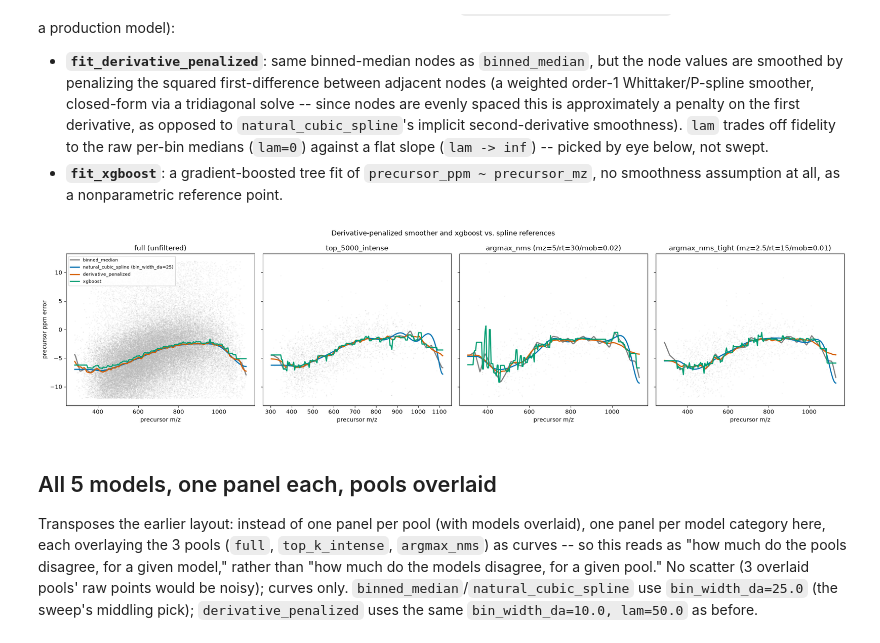
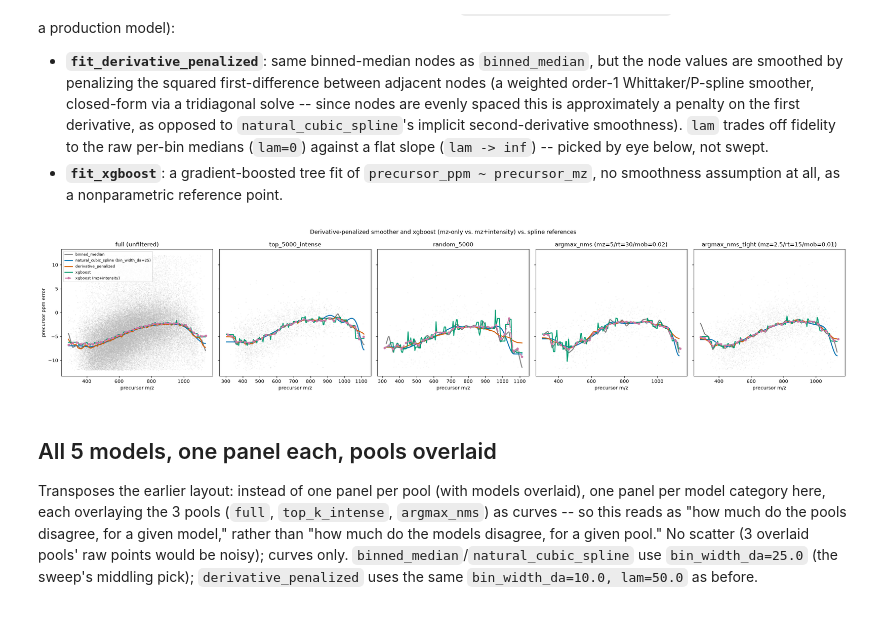
Before and after one commit to MatteoLacki/searchops, a Jupyter notebook: __dev/recalibration_model_comparison.ipynb, the cells around one changed output. Saved outputs shown, nothing was run; the diff lists cells and outputs as text; code cells hidden in the pictures.

```diff
--- a/__dev/recalibration_model_comparison.ipynb
+++ b/__dev/recalibration_model_comparison.ipynb
@@ -83,11 +84,12 @@ def find_combo(combos: dict[str, dict[str, str]], suffix: str) -> dict[str, str]
 # short_test.toml is the true unfiltered population; top_k_intense/argmax_nms are drawn
 # from quick_test_10k_recal_grid's 10,000-capped pool.
 baseline = nf_outputs("jobs/short_test.toml")["short_test"]
-grid = nf_outputs("jobs/quick_test_10k_recal_grid.toml")
+grid = nf_outputs("jobs/full_recal_grid.toml")
 
 paths = {
     "full": REPO_ROOT / baseline["sage_results_tsv"],
     "top_k_intense": REPO_ROOT / find_combo(grid, "top_k_intense")["filtered_sage_results_tsv"],
+    "random_5000": REPO_ROOT / find_combo(grid, "random_5000")["filtered_sage_results_tsv"],
     "argmax_nms": REPO_ROOT / find_combo(grid, "argmax_nms")["filtered_sage_results_tsv"],
     "argmax_nms_tight": REPO_ROOT / find_combo(grid, "argmax_nms_tight")["filtered_sage_results_tsv"],
 }
@@ -222,0 +242,23 @@ plt.show()
+# %%
+short_test_outputs = nf_outputs("jobs/short_test.toml")["short_test"]
+
+INTENSITY_SOURCES = {
+    "full": REPO_ROOT / short_test_outputs["search_precursors"],
+    "top_k_intense": REPO_ROOT / find_combo(grid, "top_k_intense")["recalibration_precursors"],
+    "random_5000": REPO_ROOT / find_combo(grid, "random_5000")["recalibration_precursors"],
+    "argmax_nms": REPO_ROOT / find_combo(grid, "argmax_nms")["recalibration_precursors"],
+    "argmax_nms_tight": REPO_ROOT / find_combo(grid, "argmax_nms_tight")["recalibration_precursors"],
+}
+
+for panel, precursors_path in INTENSITY_SOURCES.items():
+    precursors = mmappet.open_dataset(precursors_path)[["precursor_idx", "intensity"]]
+    df = dfs[panel]
+    if "precursor_idx" not in df.columns:
+        df = df.assign(
+            precursor_idx=df["scannr"].str.extract(r"precursor_idx=(\d+)")[0].astype(np.int64)
+        )
+    df = df.merge(precursors.rename(columns={"intensity": "ms1_intensity"}), on="precursor_idx", how="left")
+    assert df["ms1_intensity"].notna().all(), f"every {panel} PSM must trace back to a submitted precursor"
+    dfs[panel] = df
+
+{panel: dfs[panel]["ms1_intensity"].describe() for panel in dfs}
@@ -291,39 +381,52 @@ COMPARE_COLORS = {
     "natural_cubic_spline (bin_width_da=25)": "#0072B2",
     "derivative_penalized": "#D55E00",
     "xgboost": "#009E73",
+    "xgboost (mz+intensity)": "#CC79A7",
 }
 
-fig, axes = plt.subplots(1, 4, figsize=(20, 5), sharey=True)
+fig, axes = plt.subplots(1, 5, figsize=(24, 5), sharey=True)
 
-for ax, panel in zip(axes, ["full", "top_k_intense", "argmax_nms", "argmax_nms_tight"]):
+for ax, panel in zip(axes, ["full", "top_k_intense", "random_5000", "argmax_nms", "argmax_nms_tight"]):
     df = dfs[panel]
     ax.scatter(
         df["precursor_mz"], df["precursor_ppm"],
         s=3, alpha=0.15, color="#bbbbbb", linewidths=0,
     )
 
     mz_line = np.linspace(df["precursor_mz"].min(), df["precursor_mz"].max(), 200)
     curves = {
         "binned_median": fit_correction(df, {"model": "binned_median", "bin_width_da": 25.0}),
         "natural_cubic_spline (bin_width_da=25)": fit_correction(
             df, {"model": "natural_cubic_spline", "bin_width_da": 25.0}
         ),
         "derivative_penalized": fit_derivative_penalized(df, {"bin_width_da": 10.0, "lam": 50.0}),
         "xgboost": fit_xgboost(df, {}),
     }
     for name, correction in curves.items():
         ax.plot(mz_line, correction(mz_line), color=COMPARE_COLORS[name], linewidth=2, label=name)
 
+    # xgboost(mz+intensity) can't be evaluated on a synthetic mz_line (it needs a real
+    # intensity per point) -- predict on the actual rows and average per m/z bin instead.
+    xgb_mz_int = fit_xgboost_mz_intensity(df, df["ms1_intensity"].to_numpy(), {})
+    X = np.column_stack([df["precursor_mz"].to_numpy(), np.log10(df["ms1_intensity"].to_numpy())])
+    predicted = xgb_mz_int.predict(X)
+    bin_centers, bin_avg = binned_average(df["precursor_mz"].to_numpy(), predicted, bin_width_da=25.0)
+    ax.plot(
+        bin_centers, bin_avg,
+        color=COMPARE_COLORS["xgboost (mz+intensity)"], linewidth=2, linestyle="-.",
+        marker="o", markersize=4, label="xgboost (mz+intensity)",
+    )
+
     ax.set_title(PANEL_LABELS[panel])
     ax.set_xlabel("precursor m/z")
 
 axes[0].set_ylabel("precursor ppm error")
 axes[0].legend(fontsize=8, loc="best")
-fig.suptitle("Derivative-penalized smoother and xgboost vs. spline references")
+fig.suptitle("Derivative-penalized smoother and xgboost (mz-only vs. mz+intensity) vs. spline references")
 fig.tight_layout()
 plt.show()
 # %% [output]
-[figure, old version]
+[figure, new version]
 # %% [markdown]
 ## All 5 models, one panel each, pools overlaid
 
```
Also changed, not shown: parts of 27 cells of this notebook, 3 other files.
